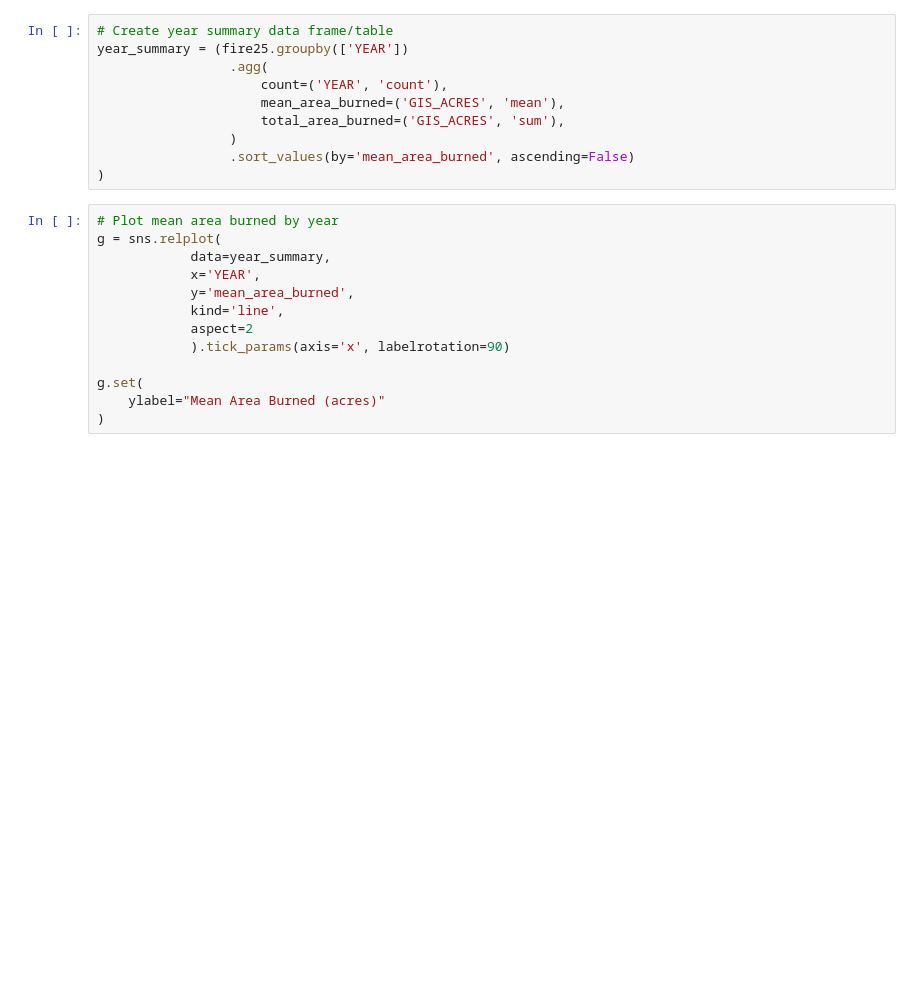
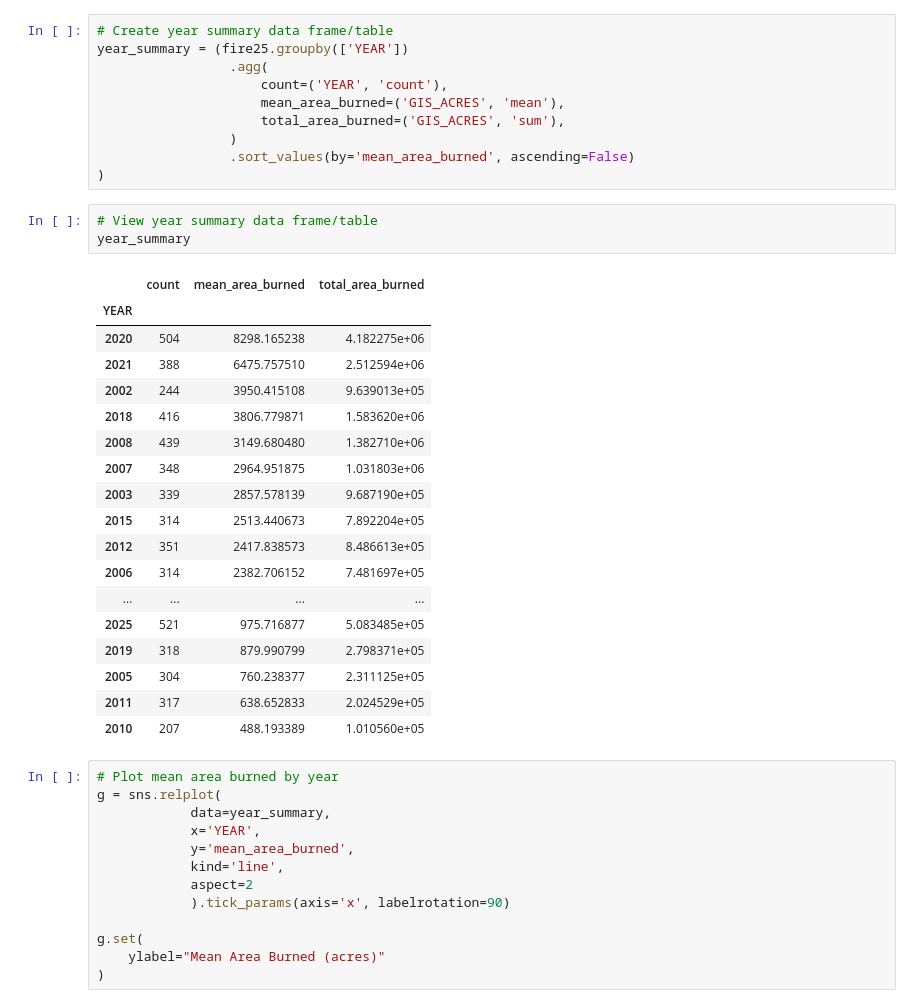
Before and after one commit to elwoodruff/NowellWernerWoodruff, a Jupyter notebook: scripts/dataanalysis.ipynb, the cells around one changed output. Cells and saved outputs as stored; diff of their text form; blank space fills up the shorter version.

Commit message:
Adding year summary table

```diff
--- a/scripts/dataanalysis.ipynb
+++ b/scripts/dataanalysis.ipynb
@@ -121,6 +121,28 @@ year_summary = (fire25.groupby(['YEAR'])
                  )
                  .sort_values(by='mean_area_burned', ascending=False)
 )
+# %%
+# View year summary data frame/table
+year_summary
+# %% [output]
+|  | count | mean_area_burned | total_area_burned |
+| YEAR |  |  |  |
+| 2020 | 504 | 8298.165238 | 4.182275e+06 |
+| 2021 | 388 | 6475.757510 | 2.512594e+06 |
+| 2002 | 244 | 3950.415108 | 9.639013e+05 |
+| 2018 | 416 | 3806.779871 | 1.583620e+06 |
+| 2008 | 439 | 3149.680480 | 1.382710e+06 |
+| 2007 | 348 | 2964.951875 | 1.031803e+06 |
+| 2003 | 339 | 2857.578139 | 9.687190e+05 |
+| 2015 | 314 | 2513.440673 | 7.892204e+05 |
+| 2012 | 351 | 2417.838573 | 8.486613e+05 |
+| 2006 | 314 | 2382.706152 | 7.481697e+05 |
+| ... | ... | ... | ... |
+| 2025 | 521 | 975.716877 | 5.083485e+05 |
+| 2019 | 318 | 879.990799 | 2.798371e+05 |
+| 2005 | 304 | 760.238377 | 2.311125e+05 |
+| 2011 | 317 | 638.652833 | 2.024529e+05 |
+| 2010 | 207 | 488.193389 | 1.010560e+05 |
 # %%
 # Plot mean area burned by year
 g = sns.relplot(
```
